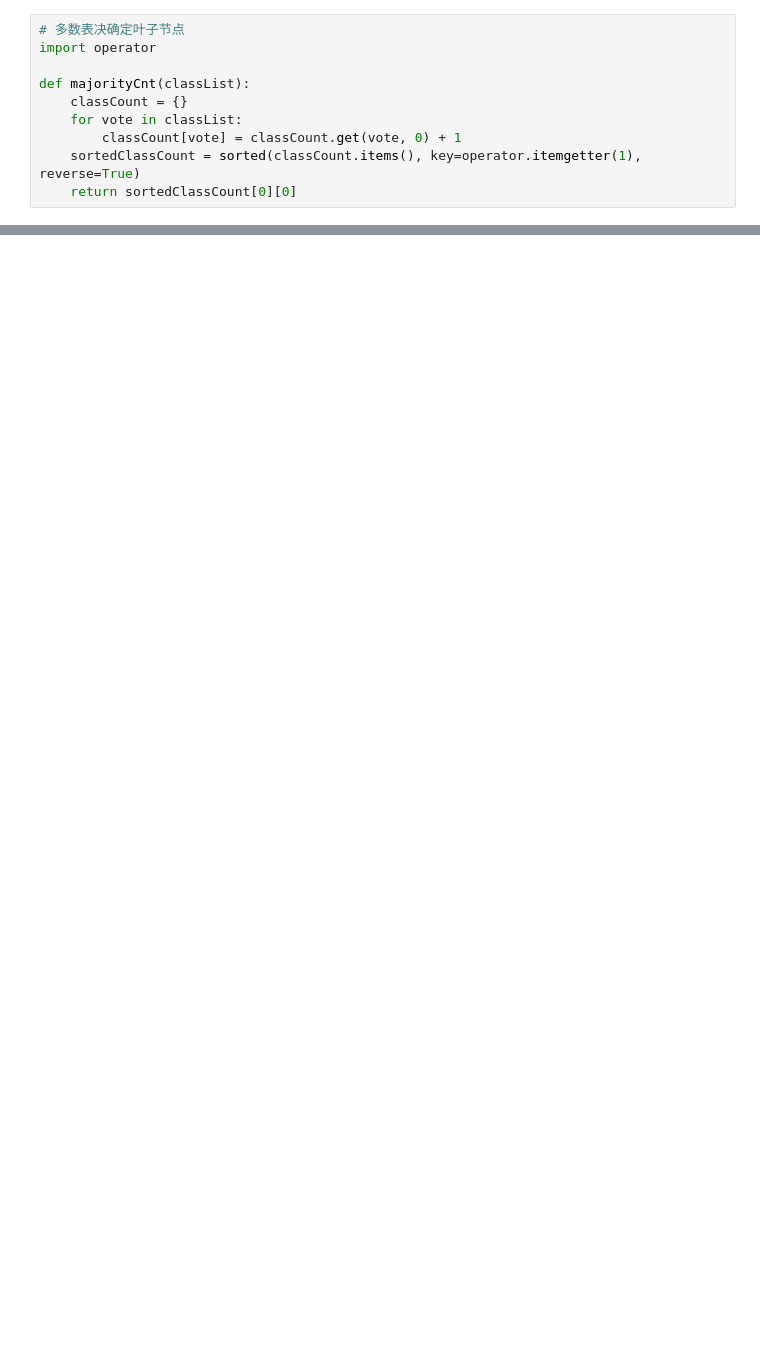
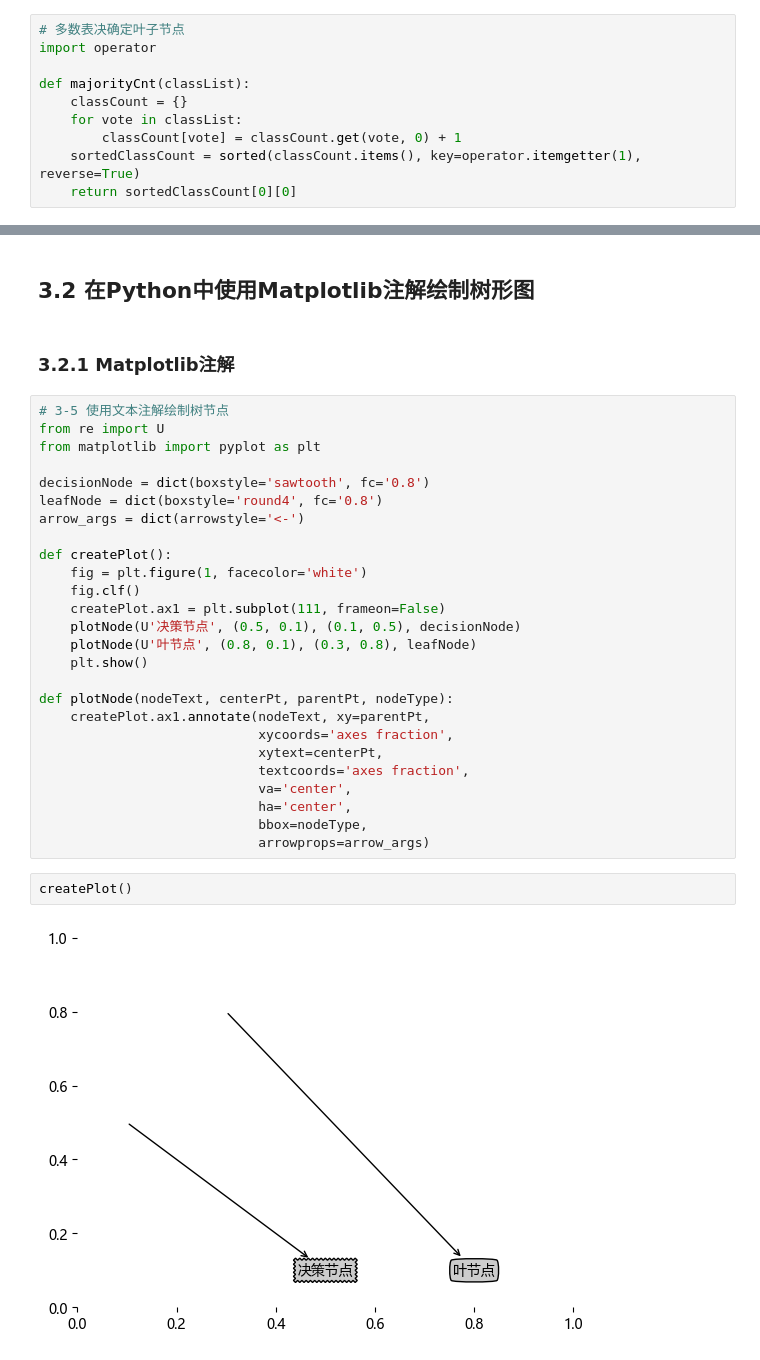
Before and after one commit to Lograthmic/machinelearninginaction3x, a Jupyter notebook: Ch03/note.ipynb, the cells around one changed output, grey strips where cells are left out. Saved outputs shown, nothing was run; the diff lists cells and outputs as text; blank space fills up the shorter version.

```diff
--- a/Ch03/note.ipynb
+++ b/Ch03/note.ipynb
@@ -142,0 +141,34 @@ print("三分类树：{}".format(tree2))
+# %% [markdown]
+## 3.2 在Python中使用Matplotlib注解绘制树形图
+# %% [markdown]
+### 3.2.1 Matplotlib注解
+# %%
+# 3-5 使用文本注解绘制树节点
+from re import U
+from matplotlib import pyplot as plt
+
+decisionNode = dict(boxstyle='sawtooth', fc='0.8')
+leafNode = dict(boxstyle='round4', fc='0.8')
+arrow_args = dict(arrowstyle='<-')
+
+def createPlot():
+    fig = plt.figure(1, facecolor='white')
+    fig.clf()
+    createPlot.ax1 = plt.subplot(111, frameon=False)
+    plotNode(U'决策节点', (0.5, 0.1), (0.1, 0.5), decisionNode)
+    plotNode(U'叶节点', (0.8, 0.1), (0.3, 0.8), leafNode)
+    plt.show()
+
+def plotNode(nodeText, centerPt, parentPt, nodeType):
+    createPlot.ax1.annotate(nodeText, xy=parentPt,
+                            xycoords='axes fraction',
+                            xytext=centerPt,
+                            textcoords='axes fraction',
+                            va='center',
+                            ha='center',
+                            bbox=nodeType,
+                            arrowprops=arrow_args)
+# %%
+createPlot()
+# %% [output]
+[figure, added]
```
Also changed, not shown: parts of 17 cells of this notebook, 2 other files.
